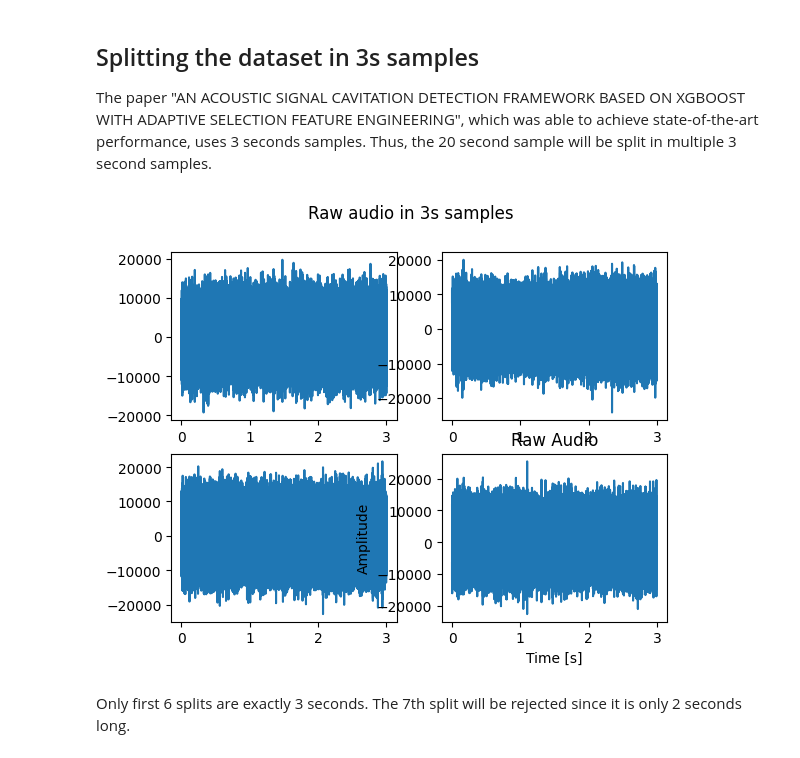
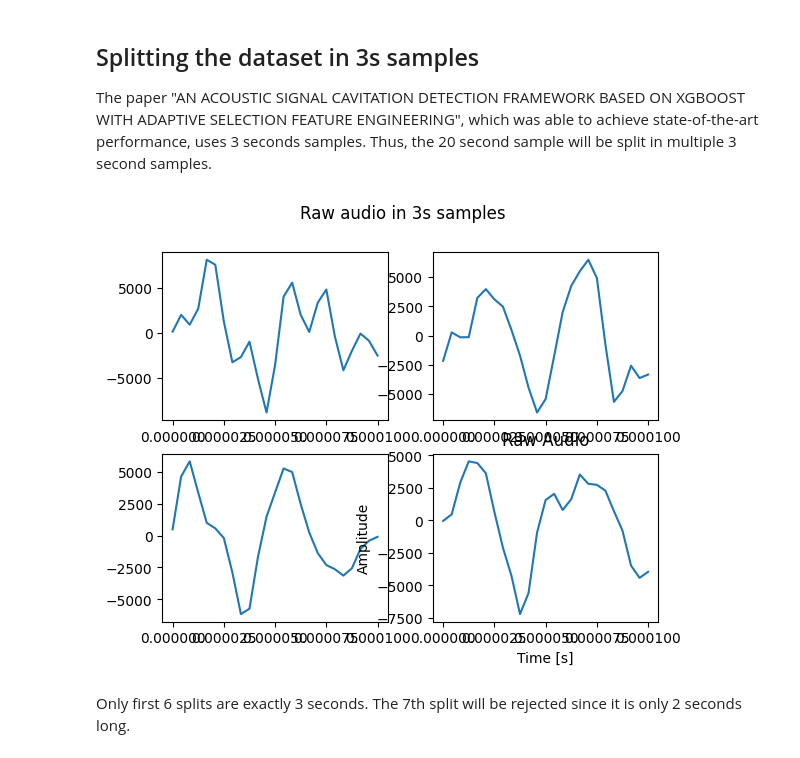
Before and after one commit to JPNMint/Cavitation_detection_ML, a Jupyter notebook: EDA_FE.ipynb, the cells around one changed output. Drawn from its saved outputs; the diff is of its cells as text; code cells hidden in the pictures.

```diff
--- a/EDA_FE.ipynb
+++ b/EDA_FE.ipynb
@@ -108,7 +108,7 @@ fourier_trans_plot(nc_length,nc_data)
 The paper "AN ACOUSTIC SIGNAL CAVITATION DETECTION FRAMEWORK BASED ON XGBOOST WITH ADAPTIVE SELECTION FEATURE ENGINEERING", which was able to achieve state-of-the-art performance, uses 3 seconds samples.
 Thus, the 20 second sample will be split in multiple 3 second samples.
 # %%
-hc_seg_len = hc_samplerate * 3
+hc_seg_len = int(hc_samplerate * 0.0001)
 
 sections = int(np.ceil(len(hc_data) / hc_seg_len))
 
@@ -121,27 +121,27 @@ for i in range(sections):
 hc_split_len = hc_split[0]/hc_samplerate
 # %%
 
-seg_time = np.linspace(0., 3,hc_split_len.shape[0]) #seg_len.shape[0]
+seg_time = np.linspace(0., 0.0001,hc_split_len.shape[0]) #seg_len.shape[0]
 
 fig, axs = plt.subplots(2, 2)
 fig.suptitle('Raw audio in 3s samples')
 axs[0,0].plot(seg_time, hc_split[0])
 axs[0,1].plot(seg_time, hc_split[1])
 axs[1,0].plot(seg_time, hc_split[2])
 axs[1,1].plot(seg_time, hc_split[3])
 
 #plt.plot(seg_time, split[1])
 
 
 plt.title("Raw Audio")
 
 plt.xlabel("Time [s]")
 plt.ylabel("Amplitude")
 
 
 plt.show()
 # %% [output]
-[figure, old version]
+[figure, new version]
 # %% [markdown]
 Only first 6 splits are exactly 3 seconds. The 7th split will be rejected since it is only 2 seconds long.
 # %%
```
Also changed, not shown: parts of 5 cells of this notebook, 1 other file.
